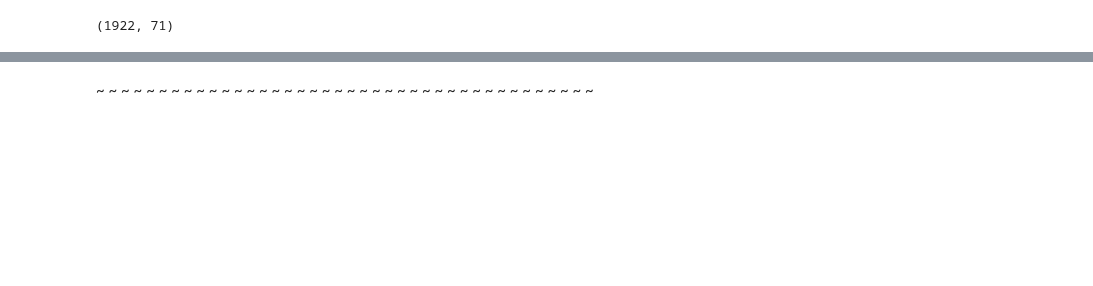
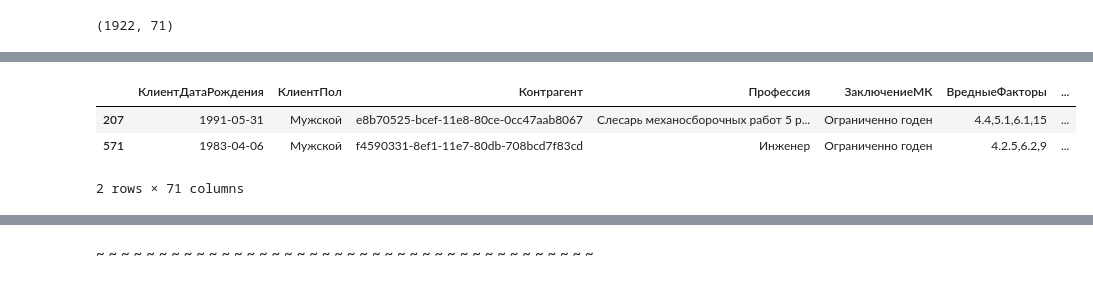
Before and after one commit to Untick/InspectrumClinic_RS_gr1, a Jupyter notebook: Marfida Alexander/A_Marfida_stajirovka_profpatolog_1.ipynb, the cells around one changed output, grey strips where cells are left out. Saved outputs shown, nothing was run; the diff lists cells and outputs as text; code cells hidden in the pictures; blank space fills up the shorter version.

```diff
--- a/Marfida Alexander/A_Marfida_stajirovka_profpatolog_1.ipynb
+++ b/Marfida Alexander/A_Marfida_stajirovka_profpatolog_1.ipynb
@@ -861,0 +947,7 @@ df.to_excel('/content/drive/MyDrive/УИИ(marphida)/Стажировка Про
+# %%
+df_og
+# %% [output]
+|  | КлиентДатаРождения | КлиентПол | Контрагент | Профессия | ЗаключениеМК | ВредныеФакторы | ... |
+| 207 | 1991-05-31 | Мужской | e8b70525-bcef-11e8-80ce-0cc47aab8067 | Слесарь механосборочных работ 5 р... | Ограниченно годен | 4.4,5.1,6.1,15 | ... |
+| 571 | 1983-04-06 | Мужской | f4590331-8ef1-11e7-80db-708bcd7f83cd | Инженер | Ограниченно годен | 4.2.5,6.2,9 | ... |
+2 rows × 71 columns
```
Also changed, not shown: parts of 94 cells of this notebook.
